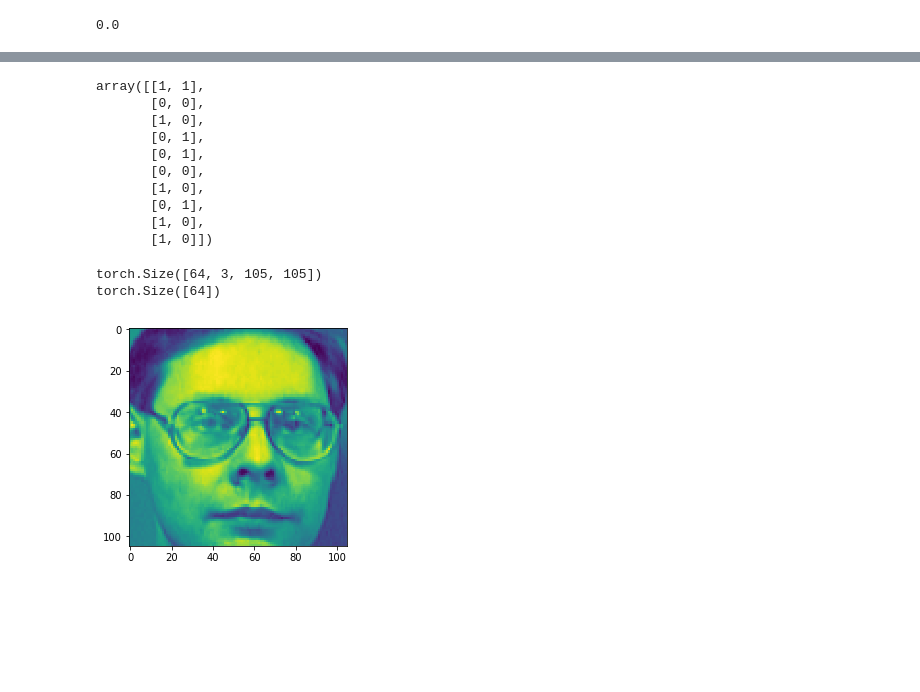
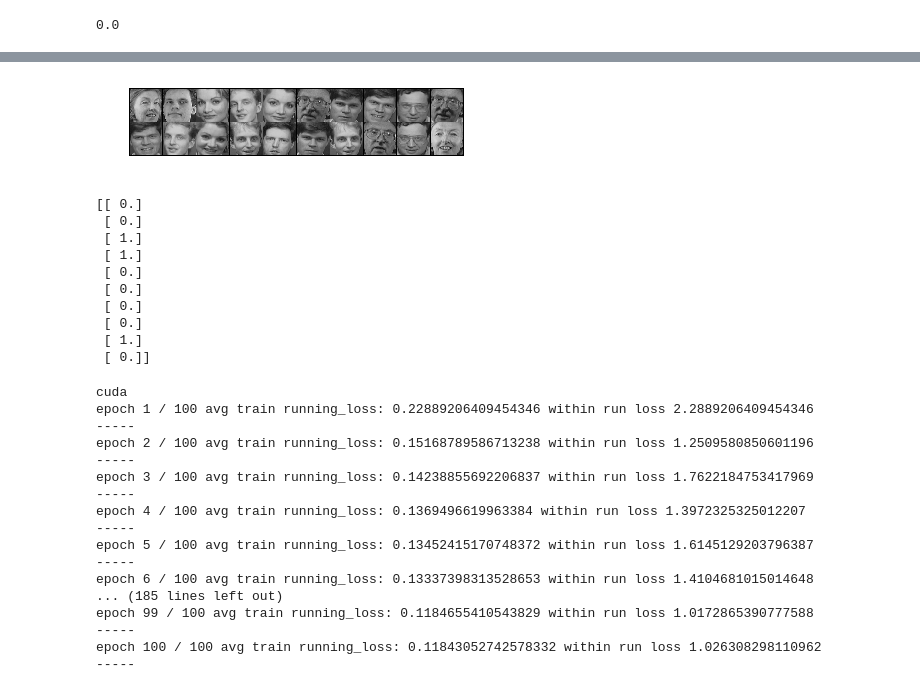
Before and after one commit to ania4data/PyTorch_projects, a Jupyter notebook: Siamese_network/siameye1.ipynb, the cells around one changed output, grey strips where cells are left out. Drawn from its saved outputs; the diff is of its cells as text; code cells hidden in the pictures; blank space fills up the shorter version.

```diff
--- a/Siamese_network/siameye1.ipynb
+++ b/Siamese_network/siameye1.ipynb
@@ -133,28 +137,28 @@ print(example_batch[2].numpy())
-# %%
-np.random.randint(2, size=(10,2))
-# %% [output]
-array([[1, 1],
-       [0, 0],
-       [1, 0],
-       [0, 1],
-       [0, 1],
-       [0, 0],
-       [1, 0],
-       [0, 1],
-       [1, 0],
-       [1, 0]])
+# %%
+example_batch = next(iter(test_loader))
+concatenated = torch.cat((example_batch[0],example_batch[1]),0)
+imshow(torchvision.utils.make_grid(concatenated,nrow=batch_size))
+print(example_batch[2].numpy())
+# %% [output]
+[figure, added]
+[[ 0.]
+ [ 0.]
+ [ 1.]
+ [ 1.]
+ [ 0.]
+ [ 0.]
+ [ 0.]
+ [ 0.]
+ [ 1.]
+ [ 0.]]
 # %%
-image,label=next(iter(train_loader))
-print(image.size())
-print(label.size())
-for i in range(5):
+# image,label=next(iter(train_loader))
+# print(image.size())
+# print(label.size())
+# for i in range(5):
 
-    plt.imshow(image[i][0,:])
-    plt.show
+#     plt.imshow(image[i][0])
+#     plt.show
-# %% [output]
-torch.Size([64, 3, 105, 105])
-torch.Size([64])
-[figure, removed]
 # %%
 class simese_network(nn.Module):
     def __init__(self):
@@ -250,0 +359,22 @@ class ContrastiveLoss(torch.nn.Module):
+# %%
+device = torch.device("cuda" if torch.cuda.is_available() else "cpu")
+print(device)
+train_function(train_loader)
+# %% [output]
+cuda
+epoch 1 / 100 avg train running_loss: 0.22889206409454346 within run loss 2.2889206409454346
+-----
+epoch 2 / 100 avg train running_loss: 0.15168789586713238 within run loss 1.2509580850601196
+-----
+epoch 3 / 100 avg train running_loss: 0.14238855692206837 within run loss 1.7622184753417969
+-----
+epoch 4 / 100 avg train running_loss: 0.1369496619963384 within run loss 1.3972325325012207
+-----
+epoch 5 / 100 avg train running_loss: 0.13452415170748372 within run loss 1.6145129203796387
+-----
+epoch 6 / 100 avg train running_loss: 0.13337398313528653 within run loss 1.4104681015014648
+... (185 lines left out)
+epoch 99 / 100 avg train running_loss: 0.1184655410543829 within run loss 1.0172865390777588
+-----
+epoch 100 / 100 avg train running_loss: 0.11843052742578332 within run loss 1.026308298110962
+-----
```
Also changed, not shown: parts of 13 cells of this notebook, 5 other files.
